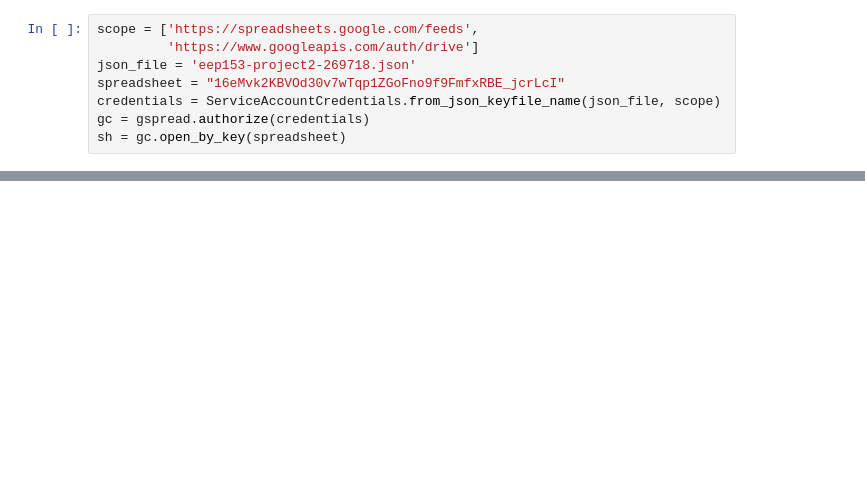
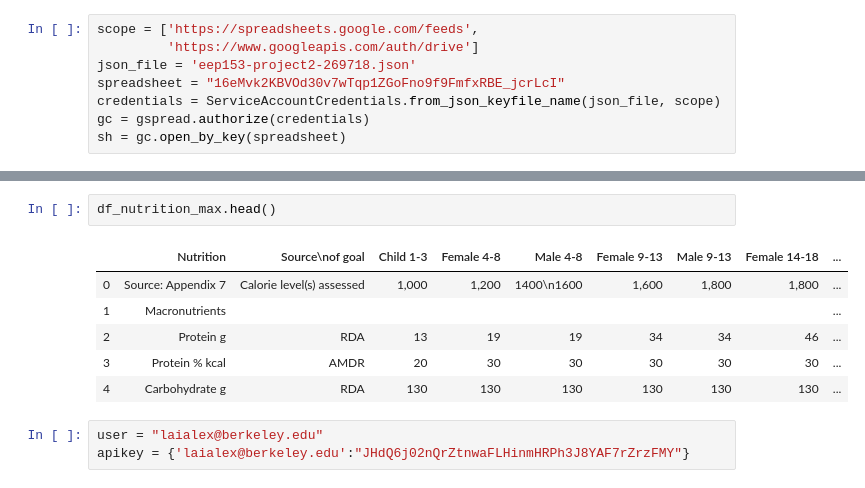
Before and after one commit to dholandaa/eep153-project2, a Jupyter notebook: Project 2.ipynb, the cells around one changed output, grey strips where cells are left out. Cells and saved outputs as stored; diff of their text form; blank space fills up the shorter version.

```diff
--- a/Project 2.ipynb
+++ b/Project 2.ipynb
@@ -62,0 +96,12 @@ data_df.head()
+# %%
+df_nutrition_max.head()
+# %% [output]
+|  | Nutrition | Source\nof goal | Child 1-3 | Female 4-8 | Male 4-8 | Female 9-13 | Male 9-13 | Female 14-18 | ... |
+| 0 | Source: Appendix 7 | Calorie level(s) assessed | 1,000 | 1,200 | 1400\n1600 | 1,600 | 1,800 | 1,800 | ... |
+| 1 | Macronutrients |  |  |  |  |  |  |  | ... |
+| 2 | Protein g | RDA | 13 | 19 | 19 | 34 | 34 | 46 | ... |
+| 3 | Protein % kcal | AMDR | 20 | 30 | 30 | 30 | 30 | 30 | ... |
+| 4 | Carbohydrate g | RDA | 130 | 130 | 130 | 130 | 130 | 130 | ... |
+# %%
+user = "laialex@berkeley.edu"
+apikey = {'laialex@berkeley.edu':"JHdQ6j02nQrZtnwaFLHinmHRPh3J8YAF7rZrzFMY"}
```
Also changed, not shown: parts of 24 cells of this notebook, 4 other files.
